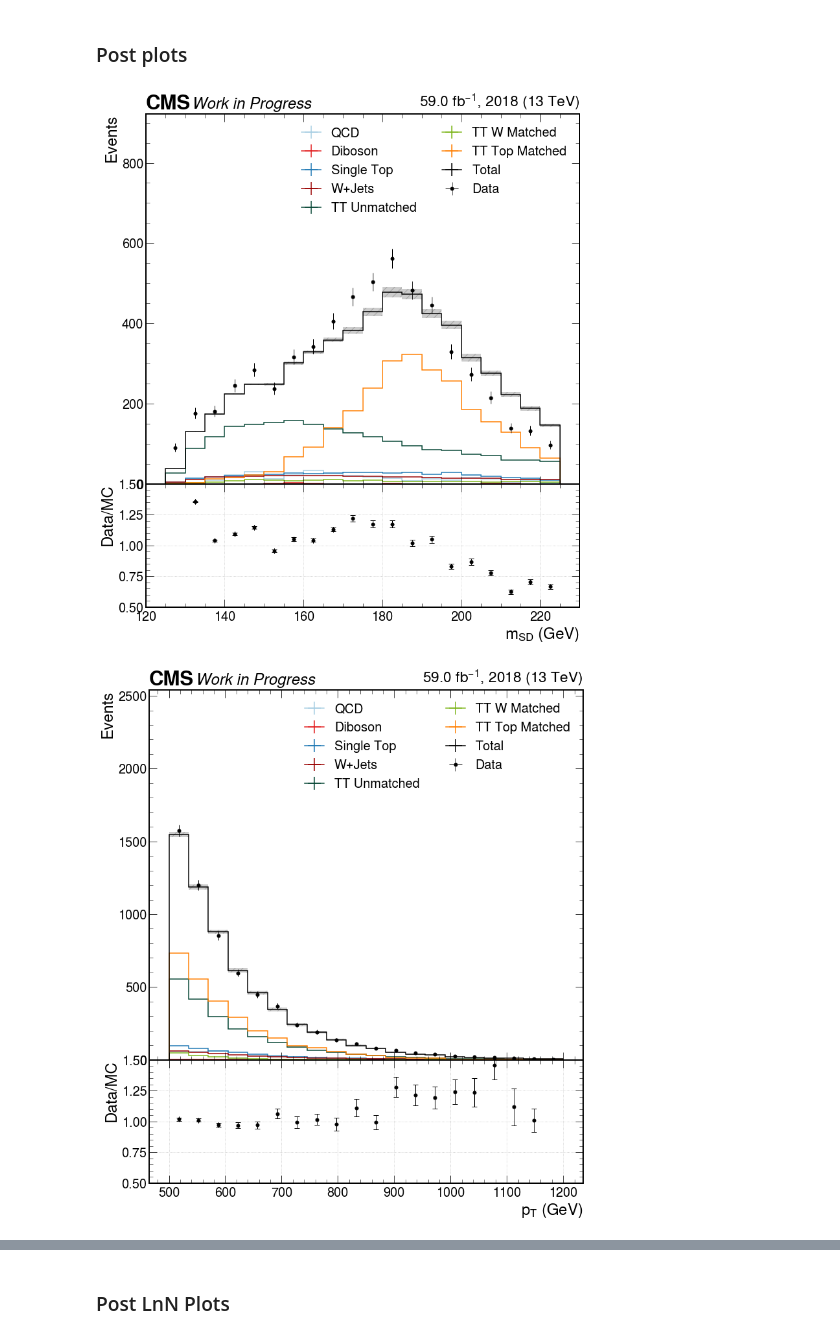
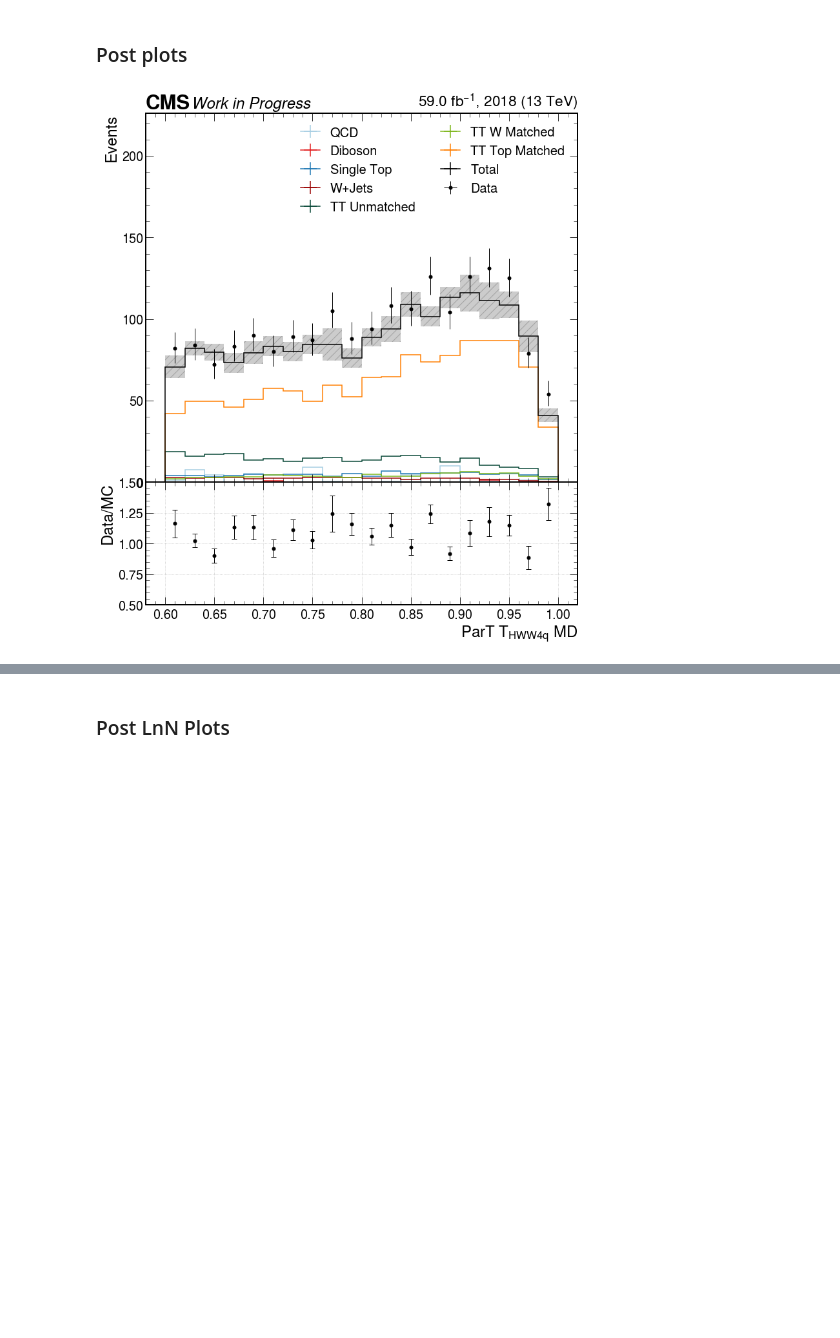
Before and after one commit to rkansal47/HHbbVV, a Jupyter notebook: src/HHbbVV/scale_factors/top_analysis.ipynb, the cells around one changed output, grey strips where cells are left out. Drawn from its saved outputs; the diff is of its cells as text; code cells hidden in the pictures; blank space fills up the shorter version.

```diff
--- a/src/HHbbVV/scale_factors/top_analysis.ipynb
+++ b/src/HHbbVV/scale_factors/top_analysis.ipynb
@@ -182,16 +196,16 @@ plot_samples = [
 # %%
 # {var: (bins, label)}
 plot_vars = {
-    "ak8FatJetMass": ([20, 125, 225], r"$m_{SD}$ (GeV)"),
-    "ak8FatJetPt": ([20, 500, 1200], r"$p_T$ (GeV)"),
-    "ak8FatJetnPFCands": ([20, 0, 120], r"# of PF Candidates"),
-    # "ak8FatJetParticleNet_Th4q": ([20, 0, 1], r"ParticleNet $T_{H4q}$ Non-MD"),
-    "ak8FatJetParTMD_THWW4q": ([40, 0.6, 1], r"ParT $T_{HWW4q}$ MD"),
-    "tau21": ([20, 0.04, 0.8], r"$\tau_{21}$"),
-    "tau32": ([20, 0.2, 1], r"$\tau_{32}$"),
-    "tau43": ([20, 0.42, 1], r"$\tau_{43}$"),
-    "tau42": ([20, 0, 1], r"$\tau_{42}$"),
-    "tau41": ([20, 0, 1], r"$\tau_{41}$"),
+    # "ak8FatJetMass": ([20, 125, 225], r"$m_{SD}$ (GeV)"),
+    # "ak8FatJetPt": ([20, 500, 1200], r"$p_T$ (GeV)"),
+    # "ak8FatJetnPFCands": ([20, 0, 120], r"# of PF Candidates"),
+    # "ak8FatJetParticleNet_Th4q": ([20, 0.6, 1], r"ParticleNet $T_{H4q}$ Non-MD"),
+    "ak8FatJetParTMD_THWW4q": ([20, 0.6, 1], r"ParT $T_{HWW4q}$ MD"),
+    # "tau21": ([20, 0.04, 0.8], r"$\tau_{21}$"),
+    # "tau32": ([20, 0.2, 1], r"$\tau_{32}$"),
+    # "tau43": ([20, 0.42, 1], r"$\tau_{43}$"),
+    # "tau42": ([20, 0, 1], r"$\tau_{42}$"),
+    # "tau41": ([20, 0, 1], r"$\tau_{41}$"),
 }
 
 pre_hists = {}
@@ -232,46 +238,63 @@ merger_pre_plots.close()
 # %%
 post_hists = {}
 post_hists_err = {}
 
 events = events_dict[top_matched_key]
 
 for var, (bins, label) in plot_vars.items():
-    if var not in post_hists:
-        toy_hists = []
-        for i in range(events["lp_sf"].shape[1]):
-            toy_hists.append(
-                np.histogram(
-                    events[var][0].values.squeeze(),
-                    np.linspace(*bins[1:], bins[0] + 1),
-                    weights=events["weight"][0].values * events["lp_sf"][i].values,
-                )[0]
-            )
+    # if var not in post_hists:
+    toy_hists = []
+    for i in range(events["lp_sf"].shape[1]):
+        toy_hists.append(
+            np.histogram(
+                events[var][0].values.squeeze(),
+                np.linspace(*bins[1:], bins[0] + 1),
+                weights=events["weight"][0].values * events["lp_sf"][i].values,
+            )[0]
+        )
 
-        nom_vals = toy_hists[0]  # first column are nominal values
-        unc = np.minimum(nom_vals, np.std(toy_hists[1:], axis=0))  # cap at 100% unc
+    sys_up_down = []
+    for key in ["lp_sf_sys_up", "lp_sf_sys_down"]:
+        sys_up_down.append(
+            np.histogram(
+                events[var][0].values.squeeze(),
+                np.linspace(*bins[1:], bins[0] + 1),
+                weights=events["weight"][0].values * events[key][0].values,
+            )[0]
+        )
 
-        thist = deepcopy(pre_hists[var])
-        top_matched_key_index = np.where(np.array(list(thist.axes[0])) == top_matched_key)[0][0]
-        thist.view(flow=False)[top_matched_key_index, :].value = nom_vals
-        post_hists[var] = thist
-        post_hists_err[var] = unc
+    nom_vals = toy_hists[0]  # first column are nominal values
+
+    uncs = {
+        "stat_unc": np.minimum(nom_vals, np.std(toy_hists[1:], axis=0)),  # cap at 100% unc
+        "syst_rat_unc": np.minimum(nom_vals, (np.abs(sys_up_down[0] - sys_up_down[1])) / 2),
+        "syst_sjm_unc": nom_vals * sj_matching_unc,
+        "syst_sjpt_unc": nom_vals * sj_pt_unc,
+    }
+
+    unc = np.linalg.norm(list(uncs.values()), axis=0)
+
+    thist = deepcopy(pre_hists[var])
+    top_matched_key_index = np.where(np.array(list(thist.axes[0])) == top_matched_key)[0][0]
+    thist.view(flow=False)[top_matched_key_index, :].value = nom_vals
+    post_hists[var] = thist
+    post_hists_err[var] = unc
 
 
 merger_post_plots = PdfFileMerger()
 
 for var, var_hist in post_hists.items():
     name = f"{plot_dir}/post_{var}.pdf"
     plotting.ratioLinePlot(
         var_hist,
         plot_samples,
         year,
         bg_err=post_hists_err[var],
         name=name,
     )
     merger_post_plots.append(name)
 
 merger_post_plots.write(f"{plot_dir}/PostPlots.pdf")
 merger_post_plots.close()
 # %% [output]
-[figure, old version]
+[figure, new version]
-[figure, removed]
```
Also changed, not shown: parts of 25 cells of this notebook, 3 other files.
